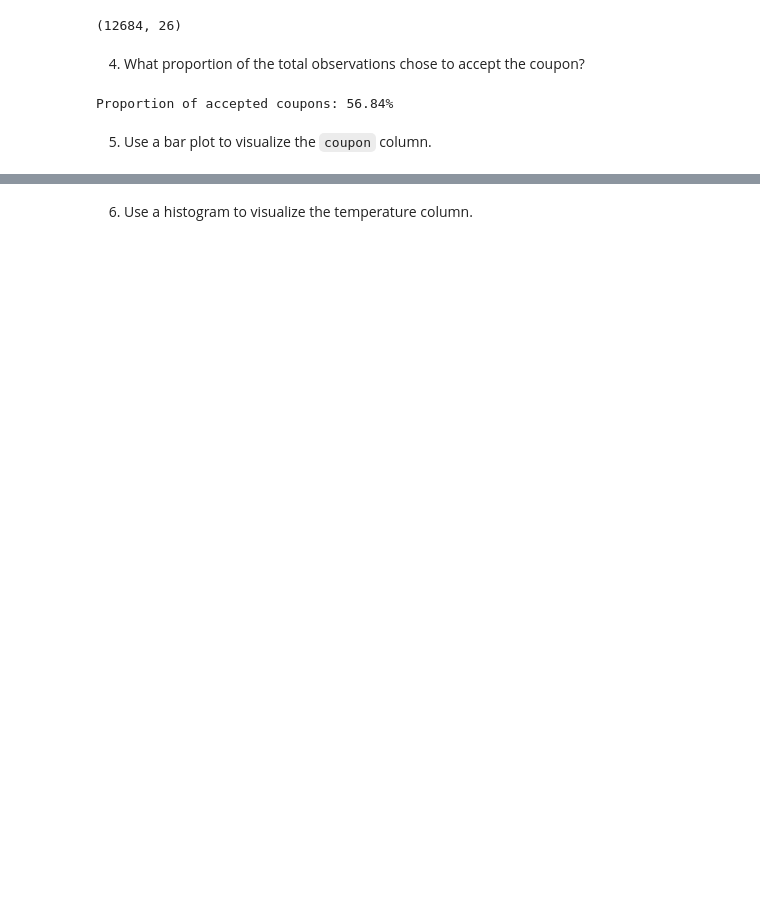
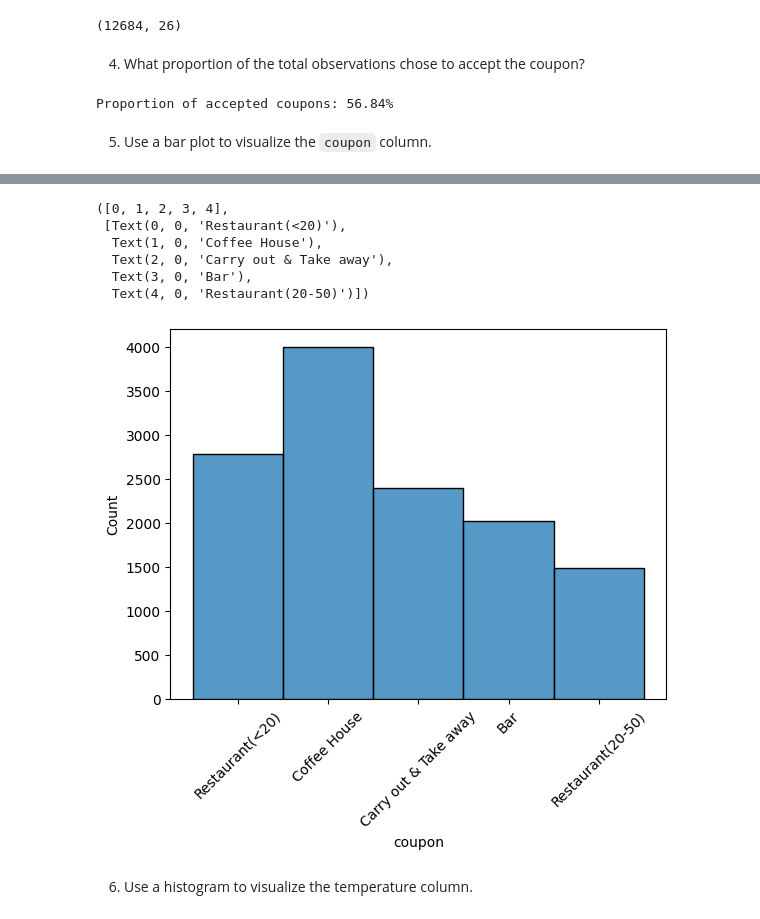
Before and after one commit to Ttang8/assignment-5.1, a Jupyter notebook: assignment5_1_Terrence.ipynb, the cells around one changed output, grey strips where cells are left out. Cells and saved outputs as stored; diff of their text form; code cells hidden in the pictures; blank space fills up the shorter version.

```diff
--- a/assignment5_1_Terrence.ipynb
+++ b/assignment5_1_Terrence.ipynb
@@ -247,7 +258,9 @@ Proportion of accepted coupons: 56.84%
 # %% [markdown]
 5. Use a bar plot to visualize the `coupon` column.
 # %%
-fig1 = px.histogram(df, x='coupon', title='Frequency by Coupon Category', labels={'coupon': 'Coupon'})
-fig1.update_yaxes(title ='Frequency')
-fig1.show()
+#fig1 = px.histogram(df, x='coupon', title='Frequency by Coupon Category', labels={'coupon': 'Coupon'})
+#fig1.update_yaxes(title ='Frequency')
+#fig1.show()
+sns.histplot(df, x='coupon')
+plt.xticks(rotation=45)
 # %% [output]
@@ -255,3 +267,10 @@ fig1.show()
+([0, 1, 2, 3, 4],
+ [Text(0, 0, 'Restaurant(<20)'),
+  Text(1, 0, 'Coffee House'),
+  Text(2, 0, 'Carry out & Take away'),
+  Text(3, 0, 'Bar'),
+  Text(4, 0, 'Restaurant(20-50)')])
+[figure, added]
 # %% [markdown]
 6. Use a histogram to visualize the temperature column.
 # %%
```
Also changed, not shown: parts of 20 cells of this notebook, 2 other files.
